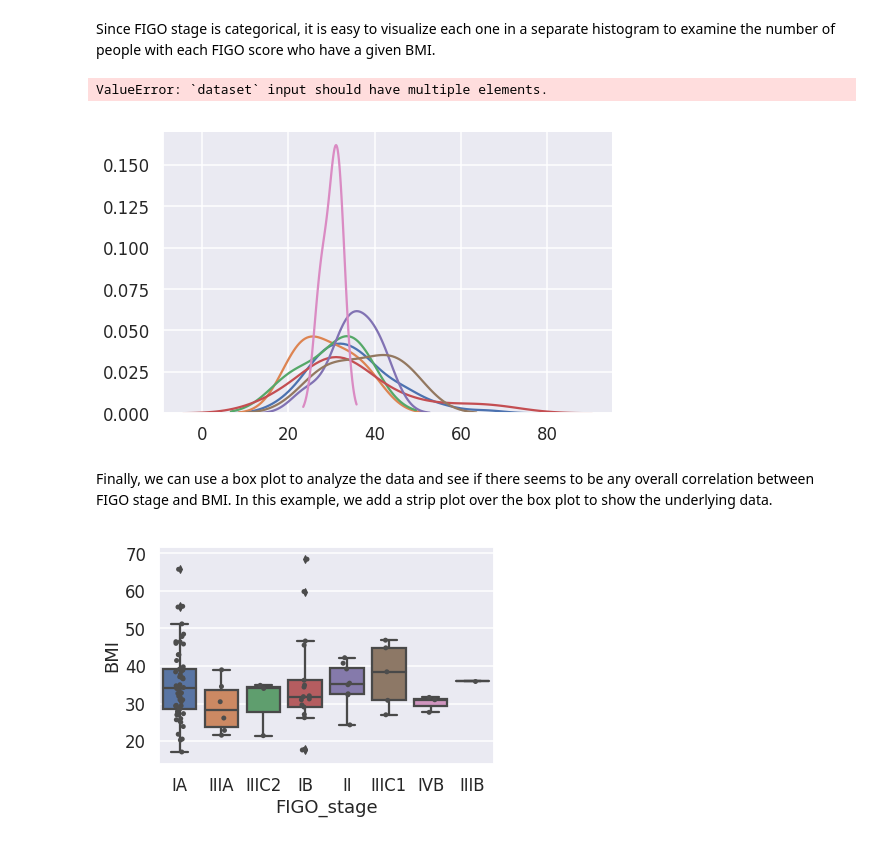
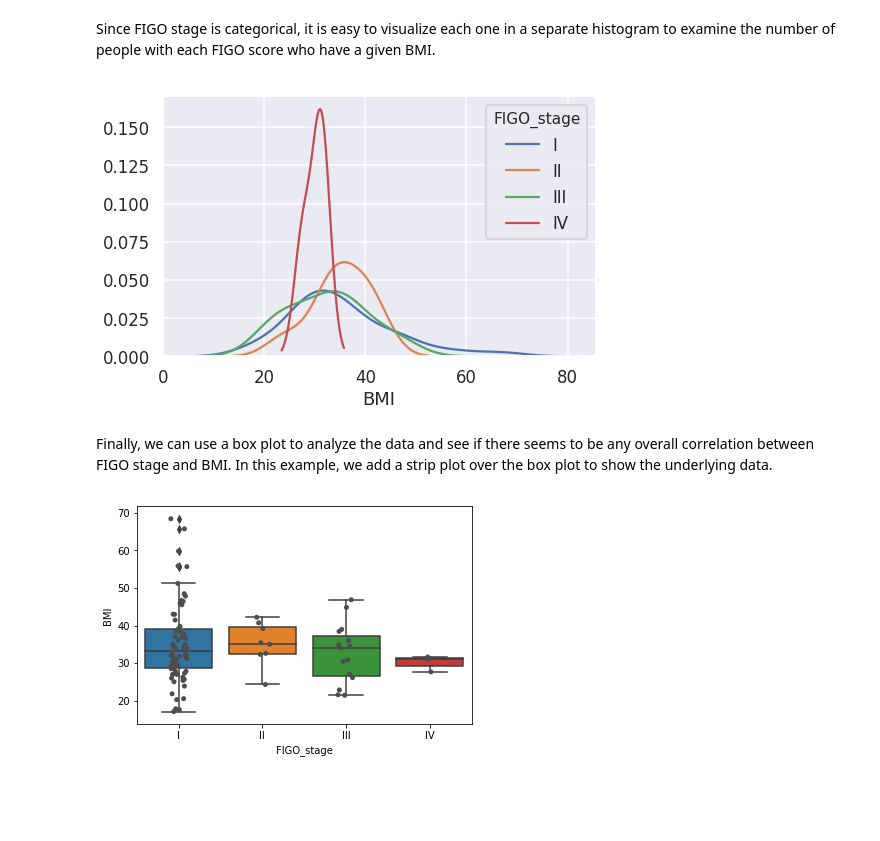
Before and after one commit to PayneLab/cptac, a Jupyter notebook: doc/use-case-2.ipynb, the cells around one changed output. Saved outputs shown, nothing was run; the diff lists cells and outputs as text; code cells hidden in the pictures; blank space fills up the shorter version.

```diff
--- a/doc/use-case-2.ipynb
+++ b/doc/use-case-2.ipynb
@@ -29,6 +29,13 @@ The dataframe for clinical results can be retrieved from CPTAC by calling the <c
 figo_stage_bmi = CPTAC.get_clinical()[['FIGO_stage', 'BMI']]
 # %% [markdown]
 Since FIGO stage is categorical, it is easy to visualize each one in a separate histogram to examine the number of people with each FIGO score who have a given BMI.
+# %%
+figo_stage_bmi.loc[(figo_stage_bmi['FIGO_stage'] == 'IA') | (figo_stage_bmi['FIGO_stage'] == 'IB'), 'FIGO_stage'] = 'I'
+figo_stage_bmi.loc[(figo_stage_bmi['FIGO_stage'] == 'IIIA')
+                   | (figo_stage_bmi['FIGO_stage'] == 'IIIB')
+                   | (figo_stage_bmi['FIGO_stage'] == 'IIIC1')
+                   | (figo_stage_bmi['FIGO_stage'] == 'IIIC2'), 'FIGO_stage'] = 'III'
+figo_stage_bmi.loc[(figo_stage_bmi['FIGO_stage'] == 'IVB'), 'FIGO_stage'] = 'IV'
 # %%
 sns.set(style='darkgrid', context="talk")
 NUM_COLORS = 12
@@ -37,13 +44,13 @@ figoHist = sns.FacetGrid(figo_stage_bmi, hue="FIGO_stage", legend_out=False, hei
 figoHist = figoHist.map(sns.kdeplot, "BMI").add_legend()
 plt.show()
 # %% [output]
-ValueError: `dataset` input should have multiple elements.
-[figure, old version]
+[figure, new version]
 # %% [markdown]
 Finally, we can use a box plot to analyze the data and see if there seems to be any overall correlation between FIGO stage and BMI. In this example, we add a strip plot over the box plot to show the underlying data.
 # %%
+figo_stage_bmi = figo_stage_bmi.sort_values('FIGO_stage')
 figoStrip = sns.boxplot(data=figo_stage_bmi, x="FIGO_stage", y="BMI")
 figoStrip = sns.stripplot(data=figo_stage_bmi, x="FIGO_stage", y="BMI", jitter=True, color=".3")
 plt.show()
 # %% [output]
-[figure, old version]
+[figure, new version]
```
Also changed, not shown: 13 other files.
